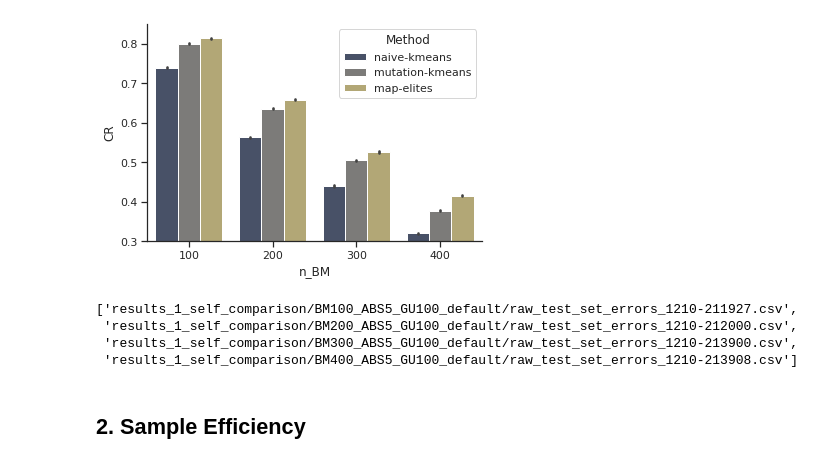
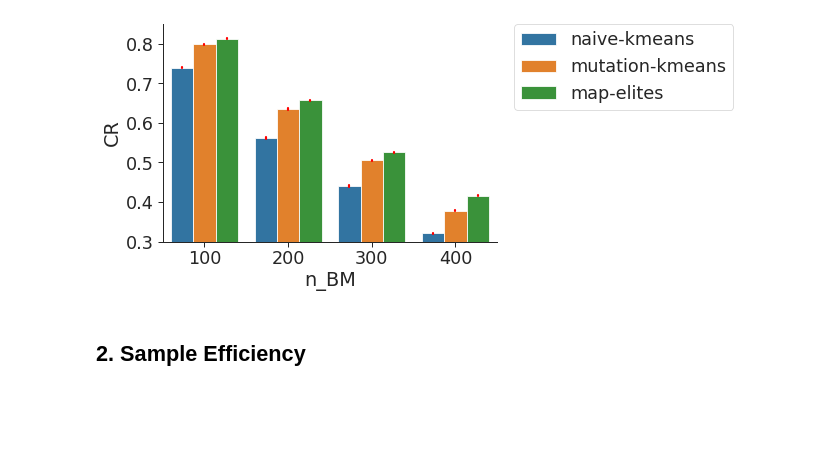
Before and after one commit to HAXRD/1120, a Jupyter notebook: plots.ipynb, the cells around one changed output. Cells and saved outputs as stored; diff of their text form; code cells hidden in the pictures; blank space fills up the shorter version.

Commit message:
[r2 | all results] upload

```diff
--- a/plots.ipynb
+++ b/plots.ipynb
@@ -41,0 +20,22 @@ def aggregate_data(fpaths, group_labels, selection_labels, output_fpath):
+# %%
+def aggregate2df(fpaths):
+    df_list = []
+    for _fpath in fpaths:
+        _df = pd.read_csv(_fpath)
+        df_list.append(_df)
+
+    df = pd.concat(df_list, ignore_index=True)
+    return df
+# %%
+def barplot(x, y, data, hue, hue_order, ylim=None):
+
+    ci = 100
+    palette = None
+    errcolor = 'r'
+
+    sns.barplot(x=x, y=y, data=data, hue=hue, hue_order=hue_order,
+                ci=ci, palette=palette, errcolor=errcolor)
+
+    plt.legend(bbox_to_anchor=(1.05, 1), loc=2, borderaxespad=0.)
+    plt.ylim(ylim)
+    sns.despine(top=True, right=True)
@@ -41,0 +57,6 @@ def aggregate_data(fpaths, group_labels, selection_labels, output_fpath):
+# %%
+def df2csv(df, groups, selections, out_fpath):
+    if selections is None:
+        df.groupby(groups).mean().to_csv(out_fpath)
+    else:
+        df.groupby(groups).mean().loc[:, selections].to_csv(out_fpath)
@@ -60,12 +69,0 @@ fpaths_1
-# %%
-plot(fpaths_1, "barplot", "n_BM", "CR", "Method", ["naive-kmeans", "mutation-kmeans", "map-elites"], ylim=(0.3, 0.85))
-# %% [output]
-[figure, removed]
-# %%
-fpaths_1_test_set = sorted(glob(os.path.join("results_1_self_comparison", "*", "raw_test_set_errors_*.csv")))
-fpaths_1_test_set
-# %% [output]
-['results_1_self_comparison/BM100_ABS5_GU100_default/raw_test_set_errors_1210-211927.csv',
- 'results_1_self_comparison/BM200_ABS5_GU100_default/raw_test_set_errors_1210-212000.csv',
- 'results_1_self_comparison/BM300_ABS5_GU100_default/raw_test_set_errors_1210-213900.csv',
- 'results_1_self_comparison/BM400_ABS5_GU100_default/raw_test_set_errors_1210-213908.csv']
@@ -73,0 +70,15 @@ aggregate_data(fpaths_1_test_set, ["n_BM"], ["Absolute Elem-wise Error", "Absolu
+# %%
+fpaths_1_methods = sorted(glob(os.path.join("results_1_self_comparison", "*", "*", "raw_CRs_*.csv")))
+assert len(fpaths_1_methods) == 12
+
+# aggregate csv data into 1 dataframe
+df_1_methods = aggregate2df(fpaths_1_methods)
+# store the dataframe into csv file
+df2csv(df_1_methods,
+       ["n_BM", "Method"], ["CR"], os.path.join(plot_dir, "1_methods.csv"))
+# plot
+barplot("n_BM", "CR", df_1_methods,
+        "Method", ["naive-kmeans", "mutation-kmeans", "map-elites"],
+        ylim=(0.3, 0.85))
+# %% [output]
+[figure, added]
```
Also changed, not shown: parts of 49 cells of this notebook, 13 other files.
